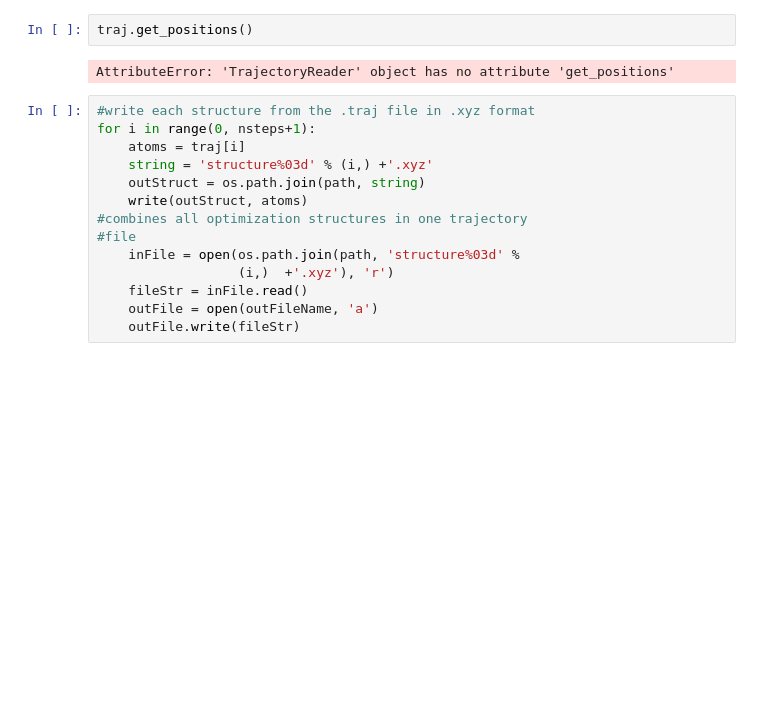
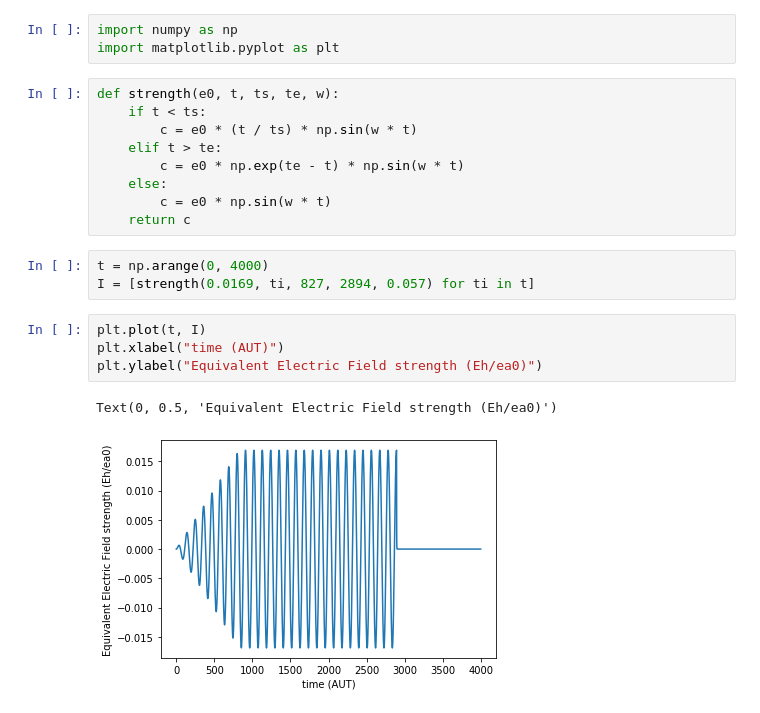
Before and after one commit to vincentcaptain/GPAW_exercise, a Jupyter notebook: Ehrenfest_water/Untitled.ipynb, the cells around one changed output. Drawn from its saved outputs; the diff is of its cells as text; blank space fills up the shorter version.

```diff
--- a/Ehrenfest_water/Untitled.ipynb
+++ b/Ehrenfest_water/Untitled.ipynb
@@ -22,18 +1,22 @@ outFileName = 'trajectory.xyz'
-# %%
-traj.get_positions()
-# %% [output]
-AttributeError: 'TrajectoryReader' object has no attribute 'get_positions'
-# %%
-#write each structure from the .traj file in .xyz format
-for i in range(0, nsteps+1):
-    atoms = traj[i]
-    string = 'structure%03d' % (i,) +'.xyz'
-    outStruct = os.path.join(path, string)
-    write(outStruct, atoms)
-#combines all optimization structures in one trajectory
-#file
-    inFile = open(os.path.join(path, 'structure%03d' %
-                  (i,)  +'.xyz'), 'r')
-    fileStr = inFile.read()
-    outFile = open(outFileName, 'a')
-    outFile.write(fileStr)
+# %%
+import numpy as np
+import matplotlib.pyplot as plt
+# %%
+def strength(e0, t, ts, te, w):
+    if t < ts:
+        c = e0 * (t / ts) * np.sin(w * t)
+    elif t > te:
+        c = e0 * np.exp(te - t) * np.sin(w * t)
+    else:
+        c = e0 * np.sin(w * t)
+    return c
+# %%
+t = np.arange(0, 4000)
+I = [strength(0.0169, ti, 827, 2894, 0.057) for ti in t]
+# %%
+plt.plot(t, I)
+plt.xlabel("time (AUT)")
+plt.ylabel("Equivalent Electric Field strength (Eh/ea0)")
+# %% [output]
+Text(0, 0.5, 'Equivalent Electric Field strength (Eh/ea0)')
+[figure, added]
```
Also changed, not shown: parts of 2 cells of this notebook, 6 other files.
